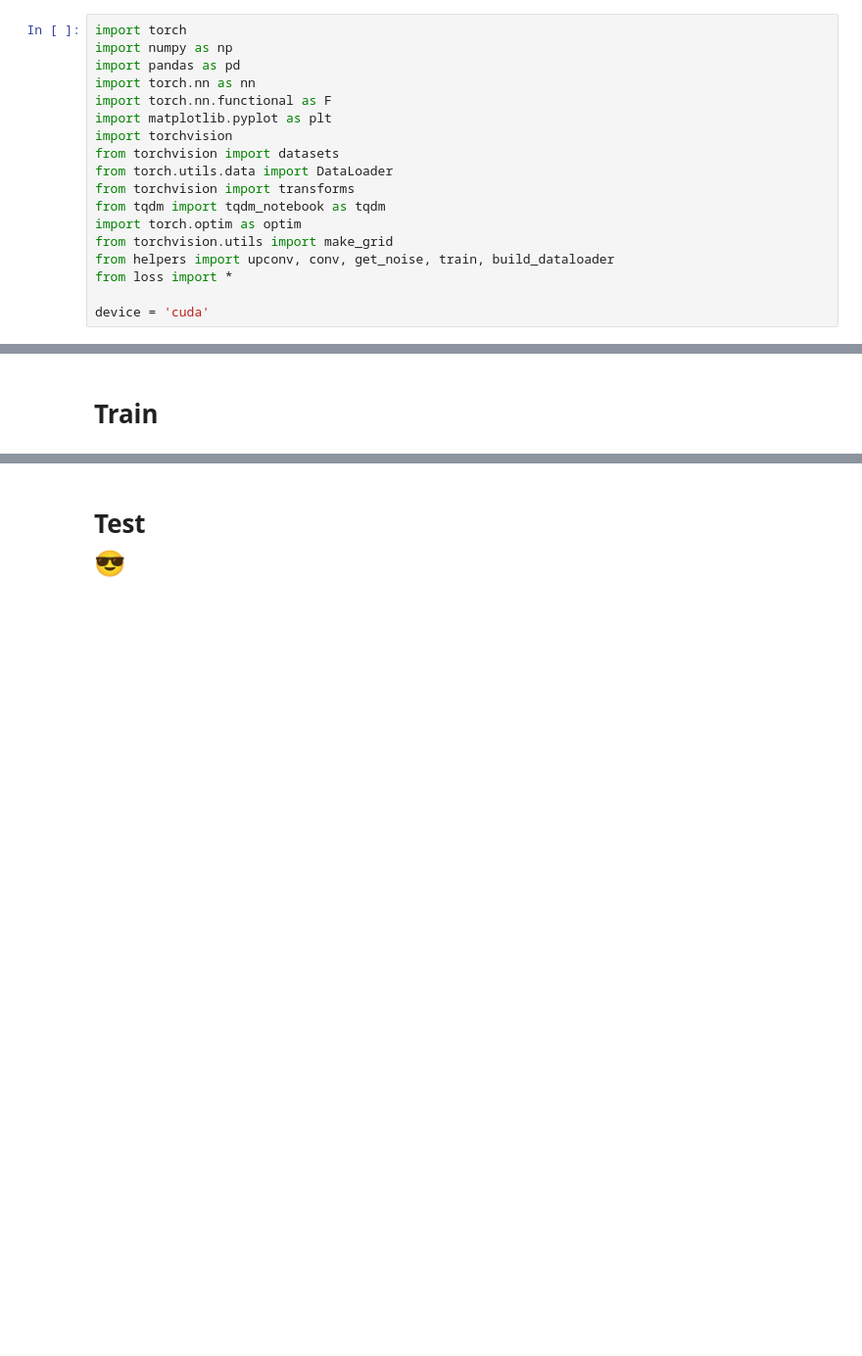
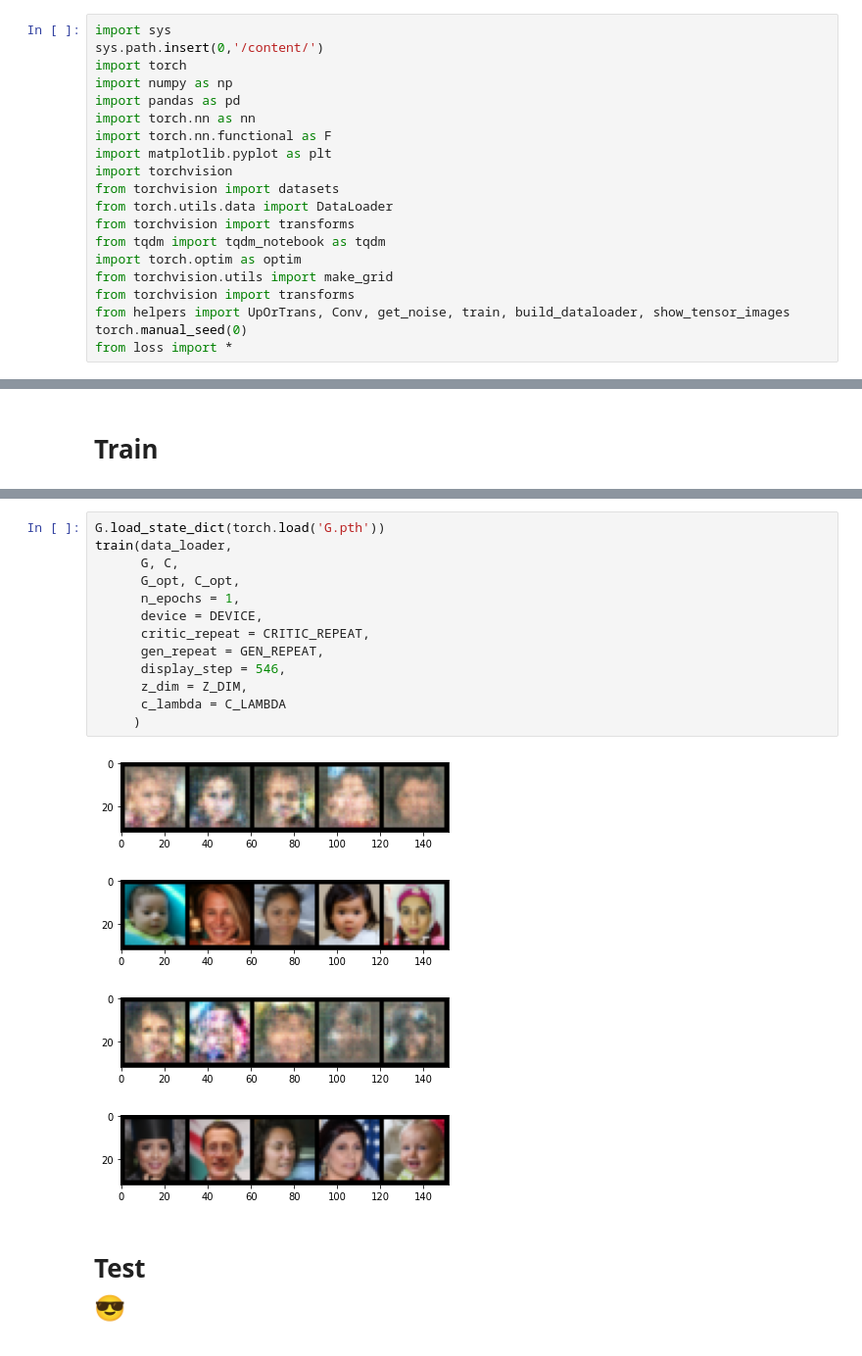
Before and after one commit to rajan-blackboxes/GAN, a Jupyter notebook: WGAN/WGAN.ipynb, the cells around one changed output, grey strips where cells are left out. Shown at 98% size. Saved outputs shown, nothing was run; the diff lists cells and outputs as text; blank space fills up the shorter version.

```diff
--- a/WGAN/WGAN.ipynb
+++ b/WGAN/WGAN.ipynb
@@ -1,6 +1,8 @@
 # %% [markdown]
 # Imports
 # %%
+import sys
+sys.path.insert(0,'/content/')
 import torch
 import numpy as np
 import pandas as pd
@@ -14,10 +16,10 @@ from torchvision import transforms
 from tqdm import tqdm_notebook as tqdm
 import torch.optim as optim
 from torchvision.utils import make_grid
-from helpers import upconv, conv, get_noise, train, build_dataloader
+from torchvision import transforms
+from helpers import UpOrTrans, Conv, get_noise, train, build_dataloader, show_tensor_images
+torch.manual_seed(0)
 from loss import *
-
-device = 'cuda'
 # %% [markdown]
 # Models
 # %%
@@ -160,3 +172,21 @@ train(data_loader,
+# %%
+G.load_state_dict(torch.load('G.pth'))
+train(data_loader,
+      G, C,
+      G_opt, C_opt,
+      n_epochs = 1,
+      device = DEVICE,
+      critic_repeat = CRITIC_REPEAT,
+      gen_repeat = GEN_REPEAT,
+      display_step = 546,
+      z_dim = Z_DIM,
+      c_lambda = C_LAMBDA
+     )
+# %% [output]
+[figure, added]
+[figure, added]
+[figure, added]
+[figure, added]
 # %% [markdown]
 # Test <p hidden>😎</p>
 # %%
```
Also changed, not shown: parts of 14 cells of this notebook.
